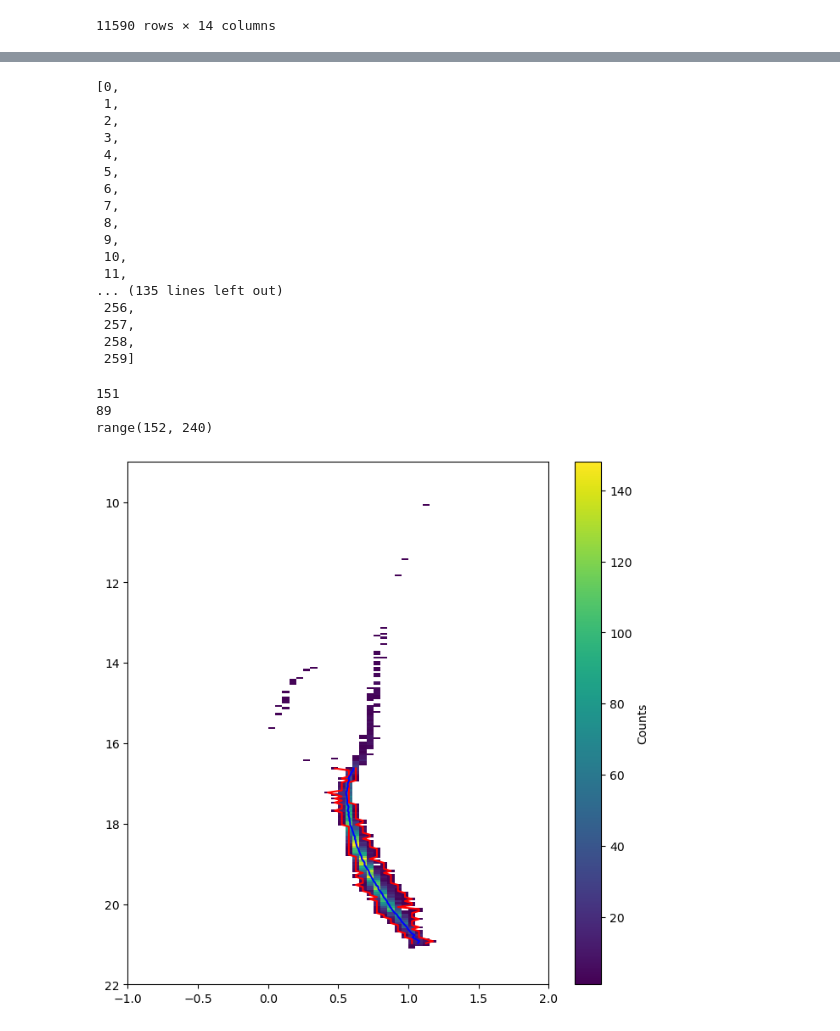
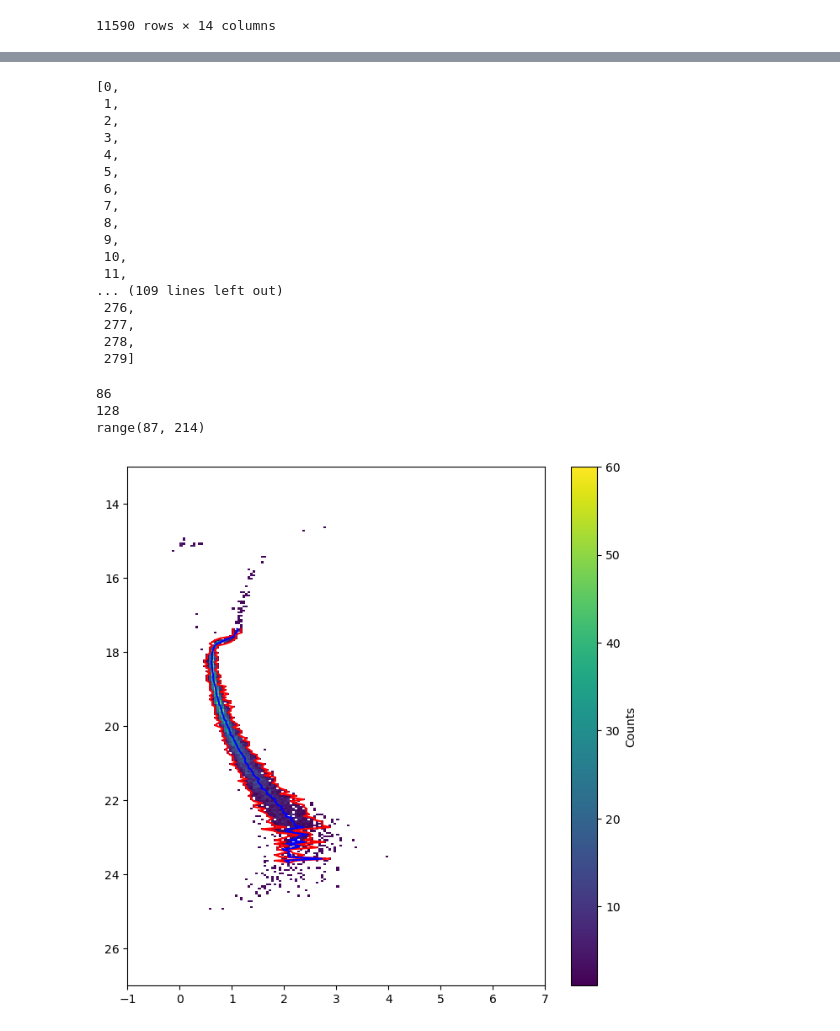
Before and after one commit to AngelMP06/-Identification-of-Optical-Counterparts-in-Globular-Clusters, a Jupyter notebook: NGC 6809/Clustering2.ipynb, the cells around one changed output, grey strips where cells are left out. Drawn from its saved outputs; the diff is of its cells as text; code cells hidden in the pictures.

```diff
--- a/NGC 6809/Clustering2.ipynb
+++ b/NGC 6809/Clustering2.ipynb
@@ -95,7 +95,7 @@ optical_data_filtered
 | 11589 | 23.9076 | 22.4323 | 21.9833 | 20.8356 | 19.9825 | 97.7 | 294.991949 | -30.936387 | R0045300 | 21.40945 | ... |
 11590 rows × 14 columns
 # %%
-gráfico_comp = 2
+gráfico_comp = 0
 #for gráfico_comp in range(3):
 if gráfico_comp == 0: #F275W-F336W
     Color1 = "275"
@@ -222,9 +222,9 @@ plt.show()
 # %%
-non_zero_values_indexes = []
+zero_values_indexes = []
 for i,j in enumerate(mean_MS):
     if j == 0:
-        non_zero_values_indexes.append(i)
-non_zero_values_indexes
+        zero_values_indexes.append(i)
+zero_values_indexes
 # %% [output]
 [0,
  1,
@@ -238,61 +238,61 @@ non_zero_values_indexes
  9,
  10,
  11,
-... (135 lines left out)
- 256,
- 257,
- 258,
- 259]
+... (109 lines left out)
+ 276,
+ 277,
+ 278,
+ 279]
 # %%
 chain_width = 0
 maximum_width = 0
 # Searching for the maximum separation between bins with value 0
-for i in range(len(non_zero_values_indexes)-1):
-    index_difference = non_zero_values_indexes[i+1]-non_zero_values_indexes[i]-1
+for i in range(len(zero_values_indexes)-1):
+    index_difference = zero_values_indexes[i+1]-zero_values_indexes[i]-1
     if index_difference > maximum_width:
         maximum_width = index_difference
-        chain_width = non_zero_values_indexes[i]
+        chain_width = zero_values_indexes[i]
 main_sequence = range(chain_width+1,chain_width+maximum_width)  #Getting the maximum chain of indexes that have 0 as a value
 
 print(chain_width)
 print(maximum_width)
 print(main_sequence)
 # %% [output]
-151
-89
-range(152, 240)
+86
+128
+range(87, 214)
 # %%
 #Extract the positions (in cells) of the mean, max and min of the main sequence to plot them later.
-filtered_x = [x[i] for i in main_sequence]
-filtered_max = [max[i] for i in main_sequence]
-filtered_min = [min[i] for i in main_sequence]
+filtered_x = [mean_MS[i] for i in main_sequence]
+filtered_max = [max_MS[i] for i in main_sequence]
+filtered_min = [min_MS[i] for i in main_sequence]
 
 #Change the positions from cells to magnitude values of the CMD
 normalized_min = (np.array(filtered_min)/bins_division)+xmin+1/(2*bins_division)
 normalized_max = (np.array(filtered_max)/bins_division)+xmin+1/(2*bins_division)
 normalized_x = (np.array(filtered_x)/bins_division)+xmin+1/(2*bins_division)
 
 main_sequence_y_magnitude = np.array(main_sequence)/bins_division+ymin+1/(2*bins_division)
 
 plt.figure(figsize = (8, 8))
 plt.plot(normalized_min, main_sequence_y_magnitude, c = "red")
 plt.plot(normalized_max, main_sequence_y_magnitude, c = "red")
 plt.plot(normalized_x, main_sequence_y_magnitude, c = "blue")
 cmap = plt.cm.viridis.copy()
 cmap.set_under('white')  # values below vmin will be white
 
 plt.pcolormesh(
     x_edges, y_edges, H.T,
     cmap=cmap,
     vmin=1  # everything <1 (i.e. 0) becomes white
 )
 plt.colorbar(label='Counts')
 
 plt.gca().invert_yaxis()
 
 plt.show()
 # %% [output]
-[figure, old version]
+[figure, new version]
 # %%
 #Smooth the lines of the minimum and maximum of the main sequence using the Savitzky-Golay filter.
 window_size = int(len(normalized_min)/3)
```
Also changed, not shown: parts of 24 cells of this notebook, 17 other files.
